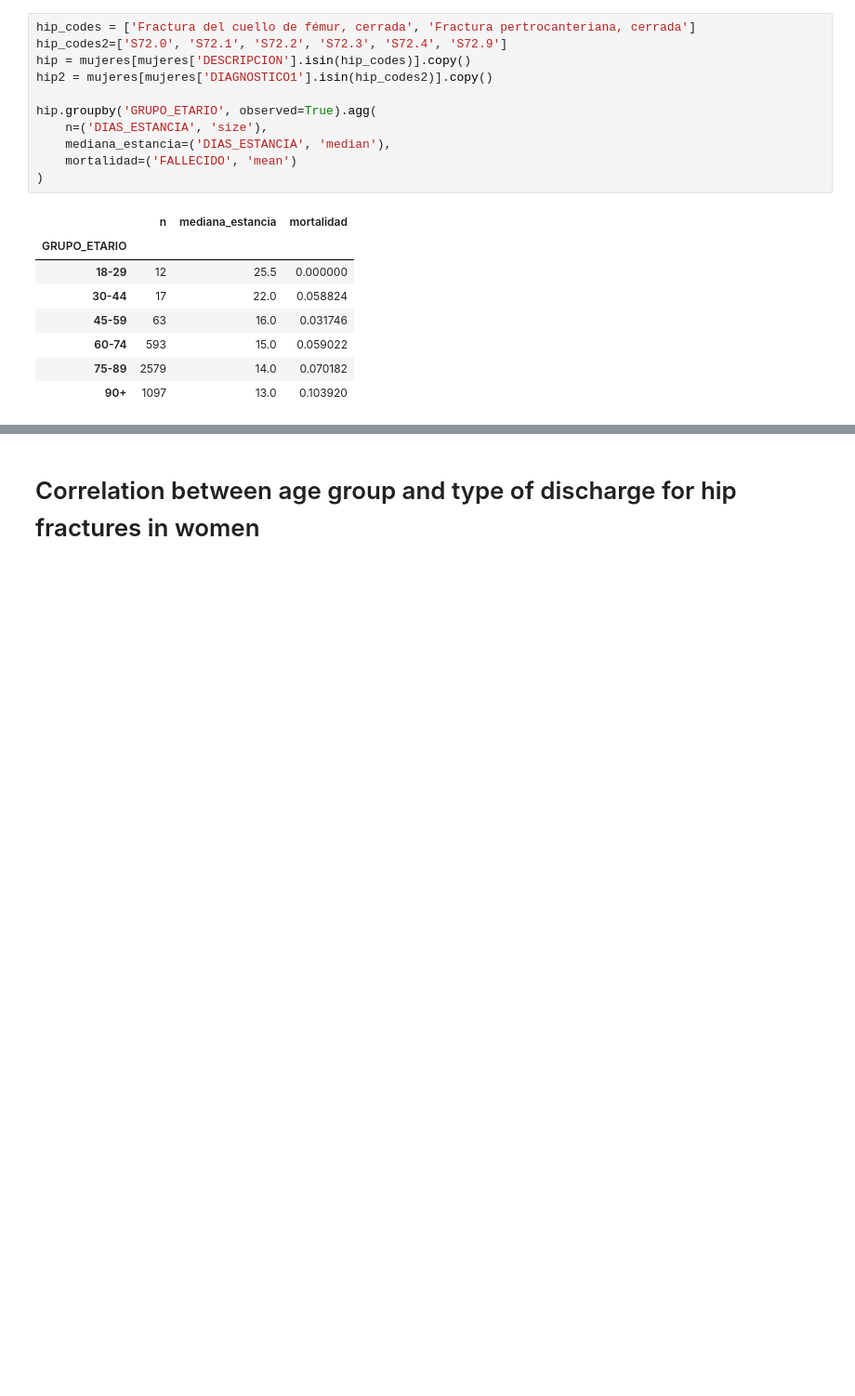
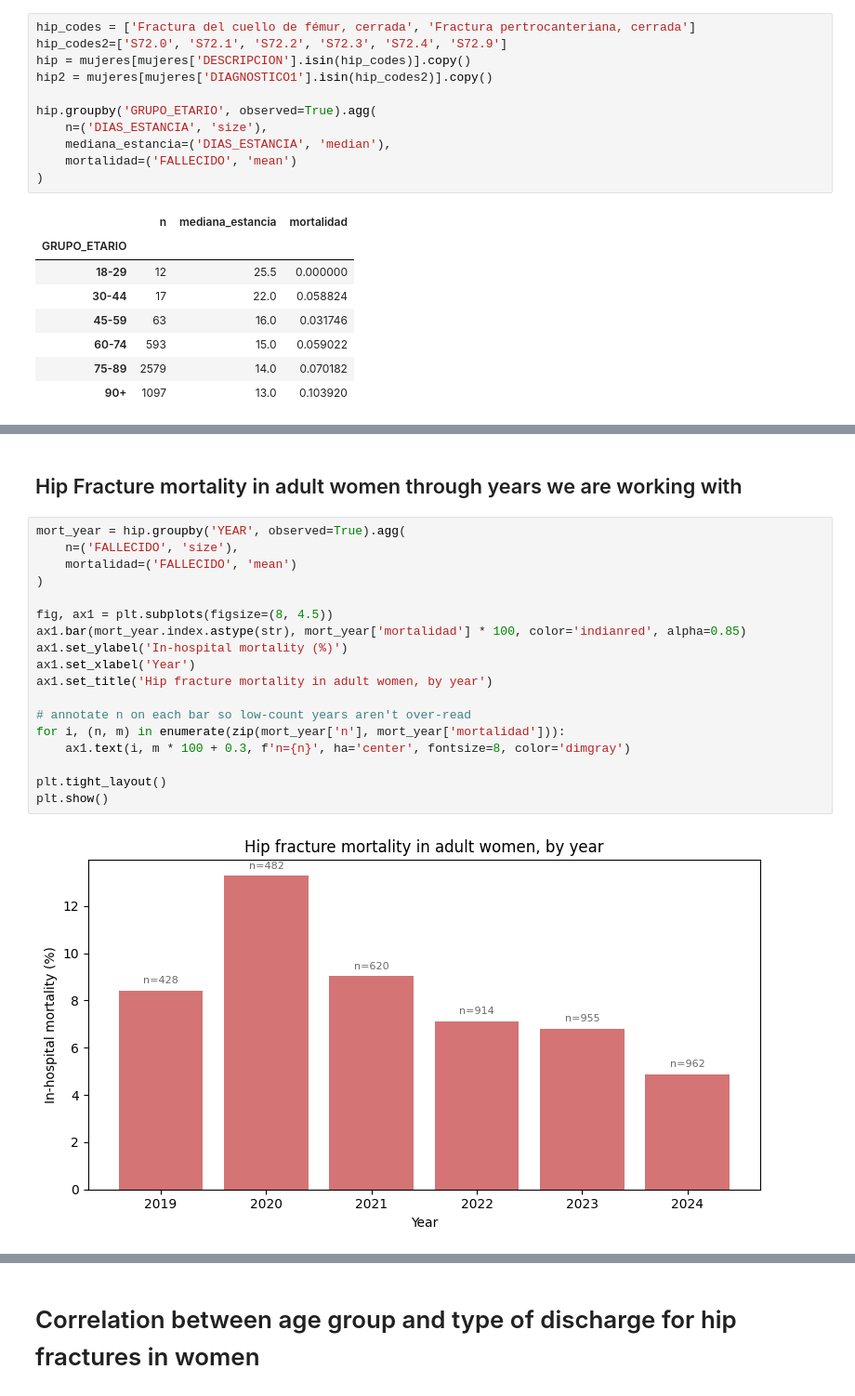
Before and after one commit to pbj-glitch/BusinessIntelligence, a Jupyter notebook: Group_02_C1/analysis/GROUP_02_C1_Analysis.ipynb, the cells around one changed output, grey strips where cells are left out. Shown at 93% size. Saved outputs shown, nothing was run; the diff lists cells and outputs as text; blank space fills up the shorter version.

```diff
--- a/c1MariaLukas.ipynb
+++ b/Group_02_C1/analysis/GROUP_02_C1_Analysis.ipynb
@@ -320,0 +406,22 @@ hip.groupby('GRUPO_ETARIO', observed=True).agg(
+# %% [markdown]
+## Hip Fracture mortality in adult women through years we are working with
+# %%
+mort_year = hip.groupby('YEAR', observed=True).agg(
+    n=('FALLECIDO', 'size'),
+    mortalidad=('FALLECIDO', 'mean')
+)
+
+fig, ax1 = plt.subplots(figsize=(8, 4.5))
+ax1.bar(mort_year.index.astype(str), mort_year['mortalidad'] * 100, color='indianred', alpha=0.85)
+ax1.set_ylabel('In-hospital mortality (%)')
+ax1.set_xlabel('Year')
+ax1.set_title('Hip fracture mortality in adult women, by year')
+
+# annotate n on each bar so low-count years aren't over-read
+for i, (n, m) in enumerate(zip(mort_year['n'], mort_year['mortalidad'])):
+    ax1.text(i, m * 100 + 0.3, f'n={n}', ha='center', fontsize=8, color='dimgray')
+
+plt.tight_layout()
+plt.show()
+# %% [output]
+[figure, added]
```
Also changed, not shown: parts of 40 cells of this notebook, 33 other files.
